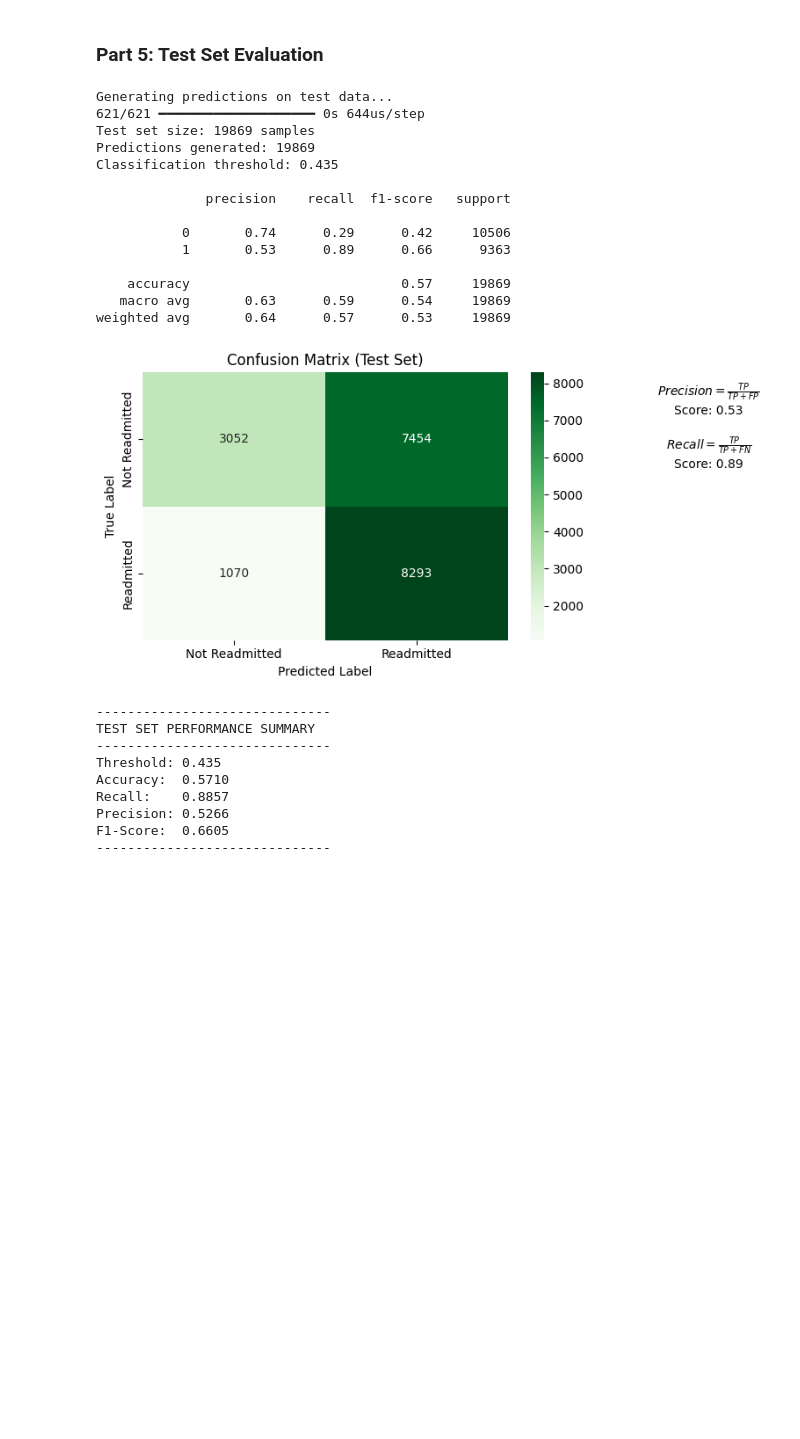
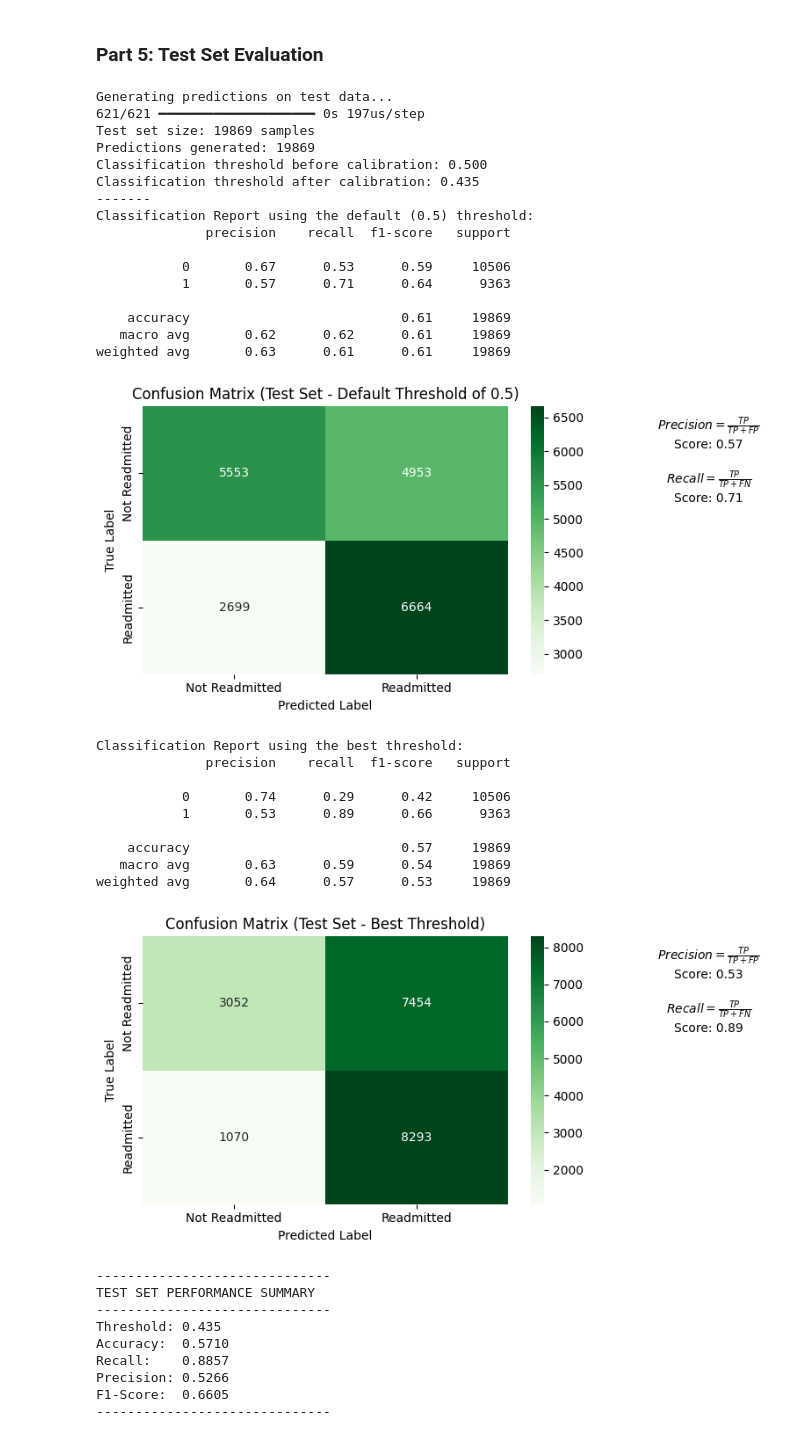
Before and after one commit to wip-0/ds207_final_project, a Jupyter notebook: notebook/logistic_regression/log_regr_tensorfl_sgd_vts.ipynb, the cells around one changed output. Drawn from its saved outputs; the diff is of its cells as text; code cells hidden in the pictures; blank space fills up the shorter version.

```diff
--- a/notebook/logistic_regression/log_regr_tensorfl_sgd_vts.ipynb
+++ b/notebook/logistic_regression/log_regr_tensorfl_sgd_vts.ipynb
@@ -772,45 +823,80 @@ weighted avg       0.63      0.57      0.53     19869
 # Generate predictions on test set
 print('Generating predictions on test data...')
 ypred_test_proba = model_finetuned.predict(test_inputs).ravel()
+
+# use the default threshold: 0.5
+ypred_test_binary_default = (ypred_test_proba >= default_threshold).astype(int).flatten()
 
 # Convert to binary predictions using the validation-selected threshold.
 ypred_test_binary = (ypred_test_proba >= best_threshold).astype(int).flatten()
 
 print(f'Test set size: {len(y_test)} samples')
 print(f'Predictions generated: {len(ypred_test_binary)}')
-print(f'Classification threshold: {best_threshold:.3f}')
-print()
+print(f'Classification threshold before calibration: {default_threshold:.3f}')
+print(f'Classification threshold after calibration: {best_threshold:.3f}')
+print('-------')
 
+
+print('Classification Report using the default (0.5) threshold:')
+# Classification Report:
+recall_test, precision_test, f1_test, acc_test, cl_report_test = (
+    evaluate_predictions(true_values=y_test,
+                         predictions= ypred_test_binary_default,
+                         print_class_report=True)
+)
+
+# confusion matrix
+scores_test = plot_confusion_matrix(y_true=y_test['readmitted'],
+                                    y_pred= ypred_test_binary_default,
+                                    fig_size=(8, 4),
+                                    class_names=['Not Readmitted', 'Readmitted'],
+                                    title='Confusion Matrix (Test Set - Default Threshold of 0.5)',
+                                    colour_map='Greens')
+
+#############
+print('Classification Report using the best threshold:')
 # Classification Report:
 recall_test, precision_test, f1_test, acc_test, cl_report_test = (
     evaluate_predictions(true_values=y_test,
                          predictions=ypred_test_binary,
                          print_class_report=True)
 )
 
 # confusion matrix
 scores_test = plot_confusion_matrix(y_true=y_test['readmitted'],
                                     y_pred=ypred_test_binary,
                                     fig_size=(8, 4),
                                     class_names=['Not Readmitted', 'Readmitted'],
-                                    title='Confusion Matrix (Test Set)',
+                                    title='Confusion Matrix (Test Set - Best Threshold)',
                                     colour_map='Greens')
 # %% [output]
 Generating predictions on test data...
-621/621 ━━━━━━━━━━━━━━━━━━━━ 0s 644us/step
+621/621 ━━━━━━━━━━━━━━━━━━━━ 0s 197us/step
 Test set size: 19869 samples
 Predictions generated: 19869
-Classification threshold: 0.435
-
+Classification threshold before calibration: 0.500
+Classification threshold after calibration: 0.435
+-------
+Classification Report using the default (0.5) threshold:
               precision    recall  f1-score   support
 
-           0       0.74      0.29      0.42     10506
-           1       0.53      0.89      0.66      9363
+           0       0.67      0.53      0.59     10506
+           1       0.57      0.71      0.64      9363
 
-    accuracy                           0.57     19869
-   macro avg       0.63      0.59      0.54     19869
-weighted avg       0.64      0.57      0.53     19869
+    accuracy                           0.61     19869
+   macro avg       0.62      0.62      0.61     19869
+weighted avg       0.63      0.61      0.61     19869
-[figure, old version]
+[figure, new version]
+Classification Report using the best threshold:
+              precision    recall  f1-score   support
+
+           0       0.74      0.29      0.42     10506
+           1       0.53      0.89      0.66      9363
+
+    accuracy                           0.57     19869
+   macro avg       0.63      0.59      0.54     19869
+weighted avg       0.64      0.57      0.53     19869
+[figure, added]
 # %%
 # Summarising evaluation metrics
 print()
```
Also changed, not shown: parts of 8 cells of this notebook, 13 other files.
